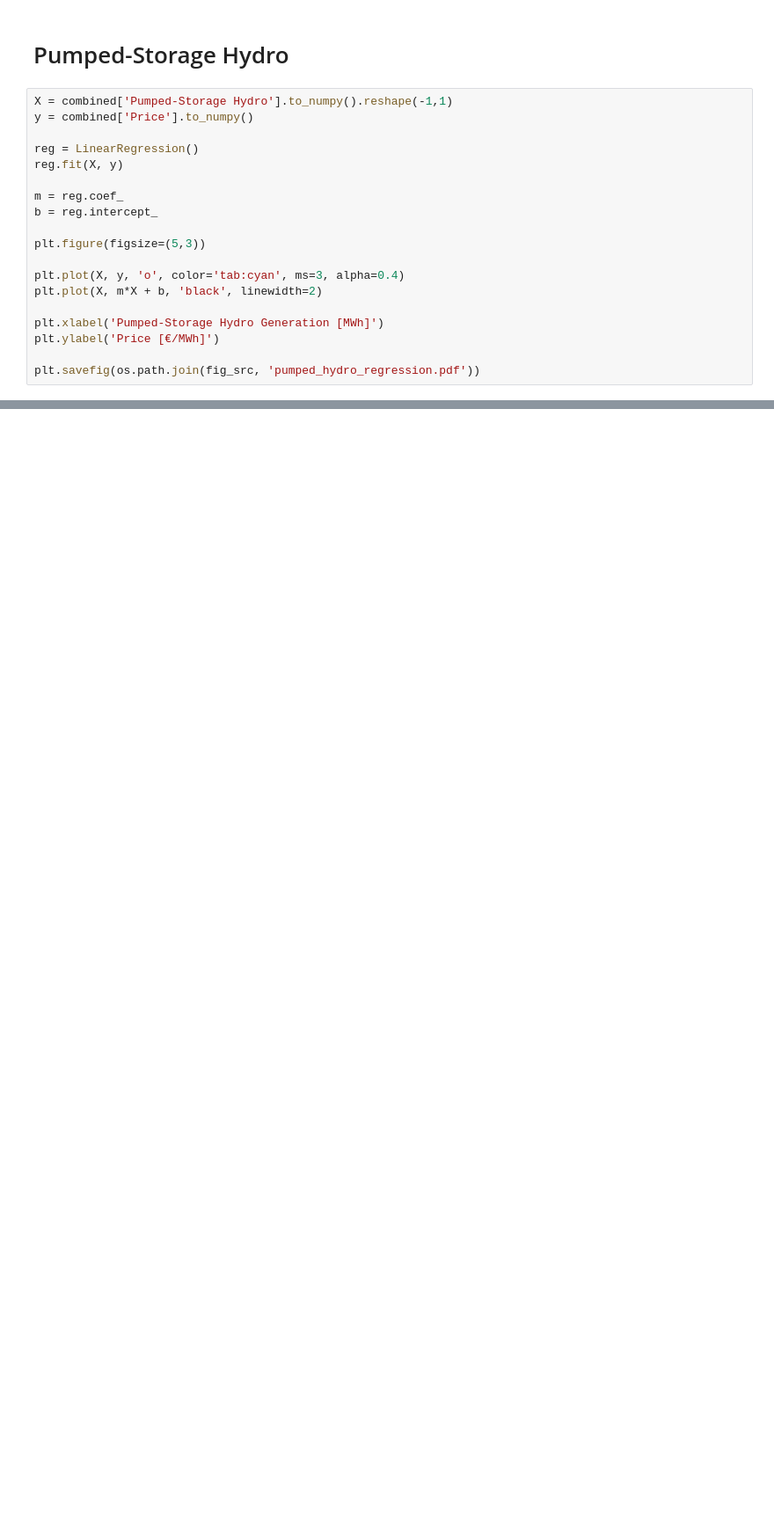
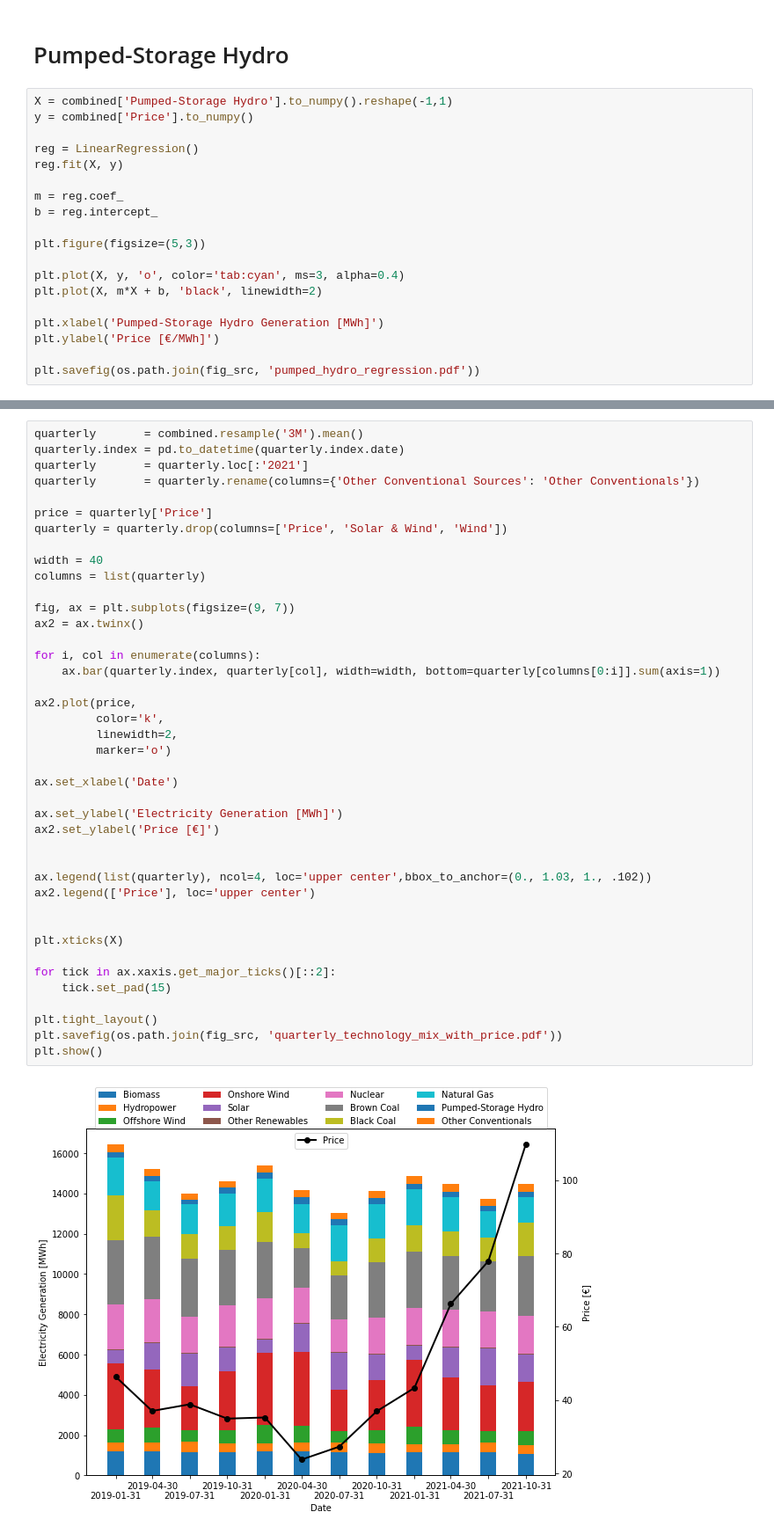
Before and after one commit to grecht/energy-spot-prices, a Jupyter notebook: exp/plots.ipynb, the cells around one changed output, grey strips where cells are left out. Shown at 88% size. Cells and saved outputs as stored; diff of their text form; blank space fills up the shorter version.

Commit message:
Include price function to quarterly_technology_mix

```diff
--- a/exp/plots.ipynb
+++ b/exp/plots.ipynb
@@ -181,0 +163,43 @@ plt.show()
+# %%
+quarterly       = combined.resample('3M').mean()
+quarterly.index = pd.to_datetime(quarterly.index.date)
+quarterly       = quarterly.loc[:'2021']
+quarterly       = quarterly.rename(columns={'Other Conventional Sources': 'Other Conventionals'})
+
+price = quarterly['Price']
+quarterly = quarterly.drop(columns=['Price', 'Solar & Wind', 'Wind'])
+
+width = 40
+columns = list(quarterly)
+
+fig, ax = plt.subplots(figsize=(9, 7))
+ax2 = ax.twinx()
+
+for i, col in enumerate(columns):
+    ax.bar(quarterly.index, quarterly[col], width=width, bottom=quarterly[columns[0:i]].sum(axis=1))
+
+ax2.plot(price,
+         color='k',
+         linewidth=2,
+         marker='o')
+
+ax.set_xlabel('Date')
+
+ax.set_ylabel('Electricity Generation [MWh]')
+ax2.set_ylabel('Price [€]')
+
+
+ax.legend(list(quarterly), ncol=4, loc='upper center',bbox_to_anchor=(0., 1.03, 1., .102))
+ax2.legend(['Price'], loc='upper center')
+
+
+plt.xticks(X)
+
+for tick in ax.xaxis.get_major_ticks()[::2]:
+    tick.set_pad(15)
+
+plt.tight_layout()
+plt.savefig(os.path.join(fig_src, 'quarterly_technology_mix_with_price.pdf'))
+plt.show()
+# %% [output]
+[figure, added]
```
Also changed, not shown: parts of 3 cells of this notebook, 2 other files.
